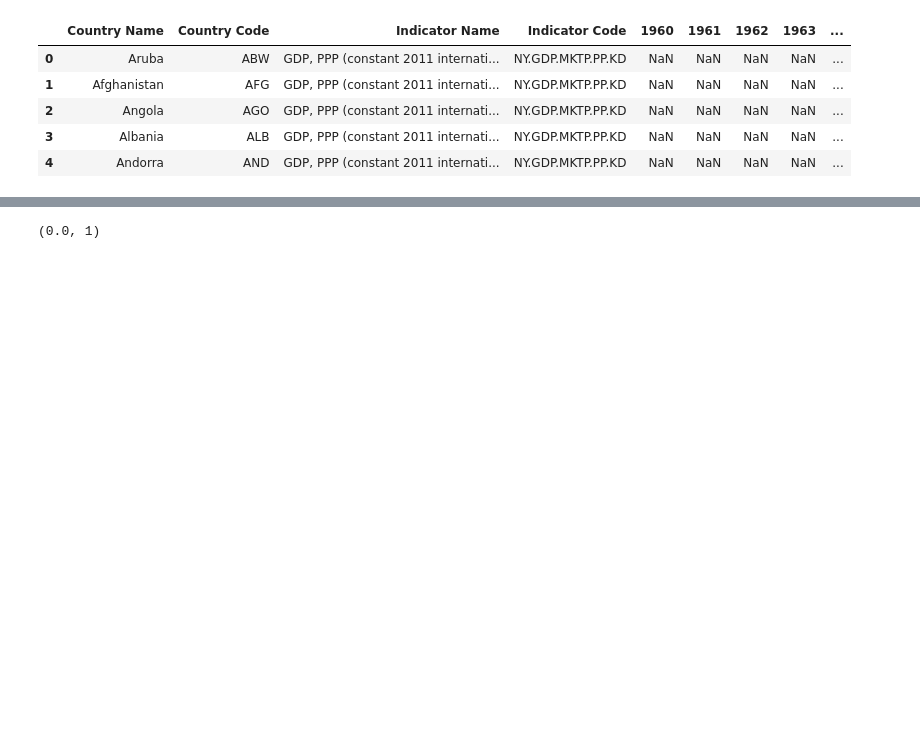
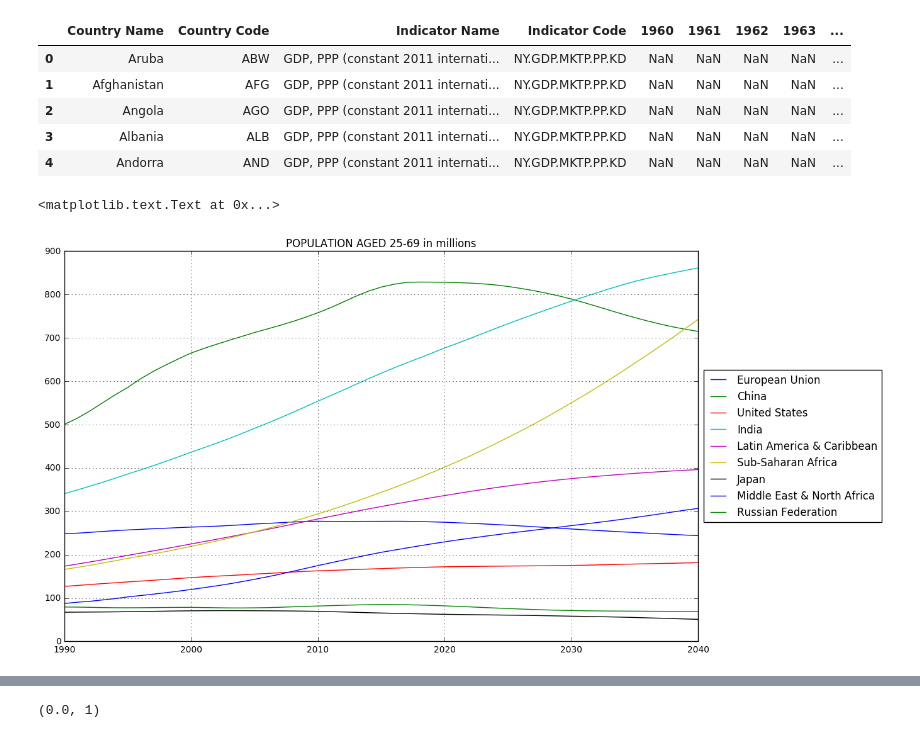
Before and after one commit to plaksivayatryapka/gdp_future, a Jupyter notebook: future.ipynb, the cells around one changed output, grey strips where cells are left out. Drawn from its saved outputs; the diff is of its cells as text; code cells hidden in the pictures; blank space fills up the shorter version.

```diff
--- a/future.ipynb
+++ b/future.ipynb
@@ -70,6 +70,15 @@ for index, row in df_pop.iterrows():
     if country in COUNTRIES and code in CODES:
         for year in YEARS_ALL:
             population[country][year] += float(row[year])
+# %%
+plt.figure(figsize=[13, 8])
+[plt.plot(YEARS_ALL, [i/10**6 for i in population[country].values()], label=country) for country in COUNTRIES[:-3]]
+plt.legend(loc='center left', bbox_to_anchor=(1, 0.5))
+plt.grid()
+plt.title('POPULATION AGED 25-69 in millions')
+# %% [output]
+<matplotlib.text.Text at 0x...>
+[figure, added]
 # %%
 # FORM GDP DICTIONARY FROM RAW-DATAFRAME
 gdp = {row['Country Name']: {year: row[year] for year in YEARS_HISTORY} for index, row in df_gdp.iterrows() if row['Country Name'] in COUNTRIES}
```
Also changed, not shown: parts of 5 cells of this notebook.
